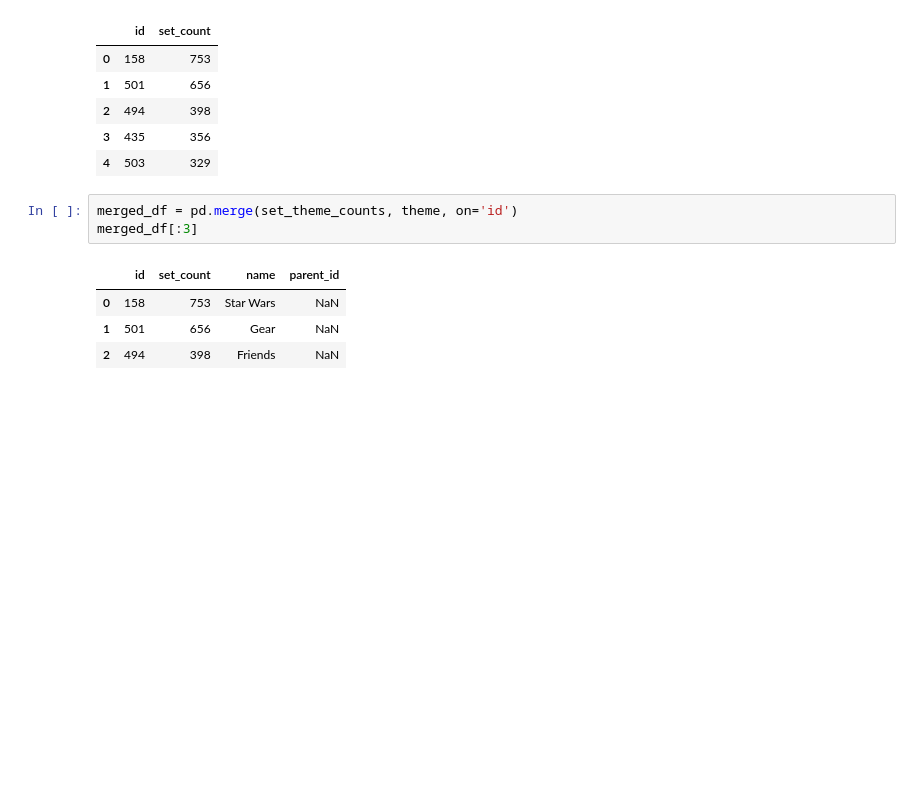
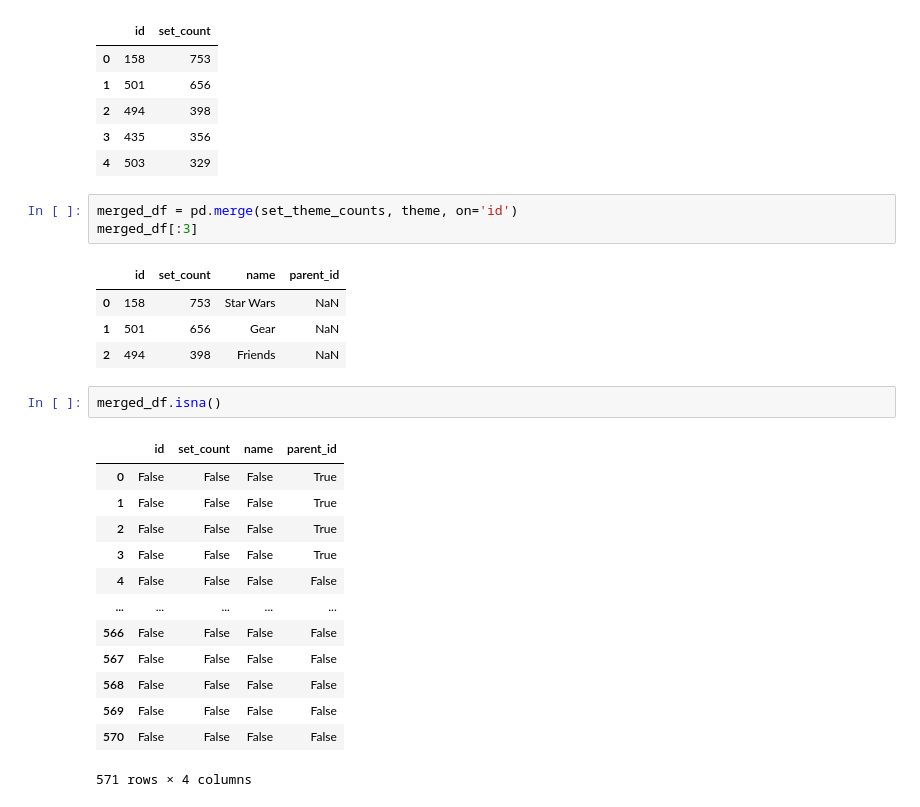
Before and after one commit to julioreis-dev/tutorial_pandas, a Jupyter notebook: Lego_Analysis_for_Course_(start).ipynb, the cells around one changed output. Drawn from its saved outputs; the diff is of its cells as text; blank space fills up the shorter version.

```diff
--- a/Lego_Analysis_for_Course_(start).ipynb
+++ b/Lego_Analysis_for_Course_(start).ipynb
@@ -435,3 +435,19 @@ merged_df[:3]
 | 0 | 158 | 753 | Star Wars | NaN |
 | 1 | 501 | 656 | Gear | NaN |
 | 2 | 494 | 398 | Friends | NaN |
+# %%
+merged_df.isna()
+# %% [output]
+|  | id | set_count | name | parent_id |
+| 0 | False | False | False | True |
+| 1 | False | False | False | True |
+| 2 | False | False | False | True |
+| 3 | False | False | False | True |
+| 4 | False | False | False | False |
+| ... | ... | ... | ... | ... |
+| 566 | False | False | False | False |
+| 567 | False | False | False | False |
+| 568 | False | False | False | False |
+| 569 | False | False | False | False |
+| 570 | False | False | False | False |
+571 rows × 4 columns
```
